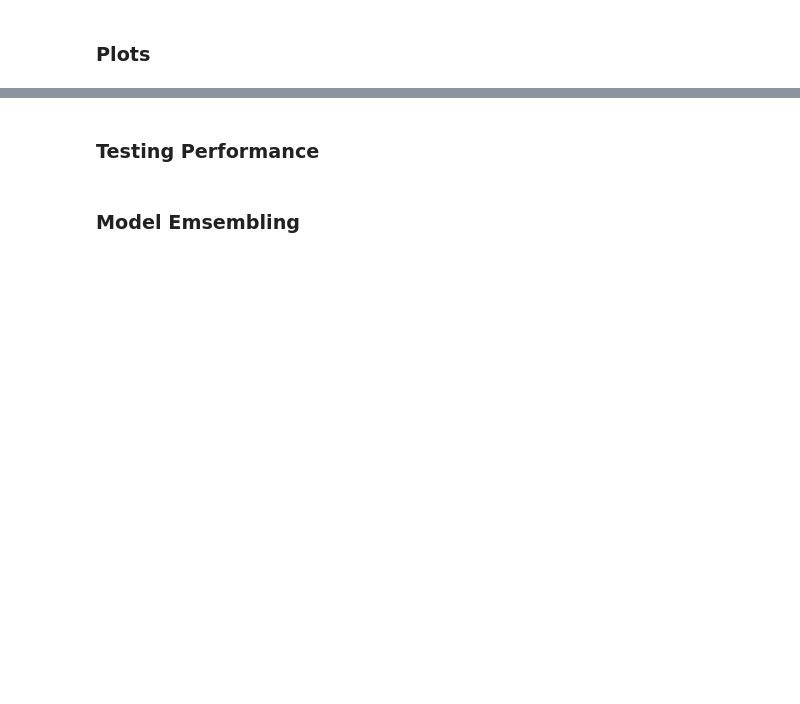
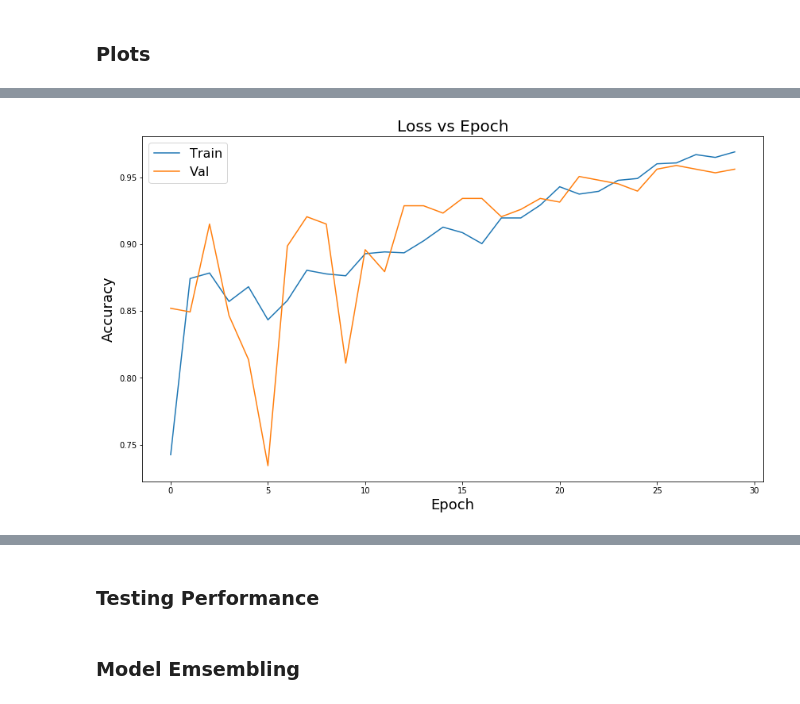
Before and after one commit to AnishWalawalkar/plant-pathology, a Jupyter notebook: Plant Pathology.ipynb, the cells around one changed output, grey strips where cells are left out. Drawn from its saved outputs; the diff is of its cells as text; code cells hidden in the pictures; blank space fills up the shorter version.

Commit message:
code to save loss, accuracy, confusion matrix

```diff
--- a/Plant Pathology.ipynb
+++ b/Plant Pathology.ipynb
@@ -304,9 +312,13 @@ plt.legend(['Train','Val'])
 # %%
-plt.figure()
+plt.figure(figsize=(14, 8))
 sns.lineplot(list(range(len(train_acc))), train_acc)
 sns.lineplot(list(range(len(val_acc))), val_acc)
-plt.xlabel('Epoch')
-plt.ylabel('Accuracy')
-plt.legend(['Train','Val'])
+plt.xlabel('Epoch', fontsize=18)
+plt.ylabel('Accuracy', fontsize=18)
+plt.legend(['Train','Val'], fontsize=16)
+plt.title('Loss vs Epoch', fontsize=20)
+plt.savefig('densenet_accuracy.jpg')
+# %% [output]
+[figure, added]
 # %%
 labels = ['Healthy', 'Multiple','Rust','Scab']
```
Also changed, not shown: parts of 3 cells of this notebook.
